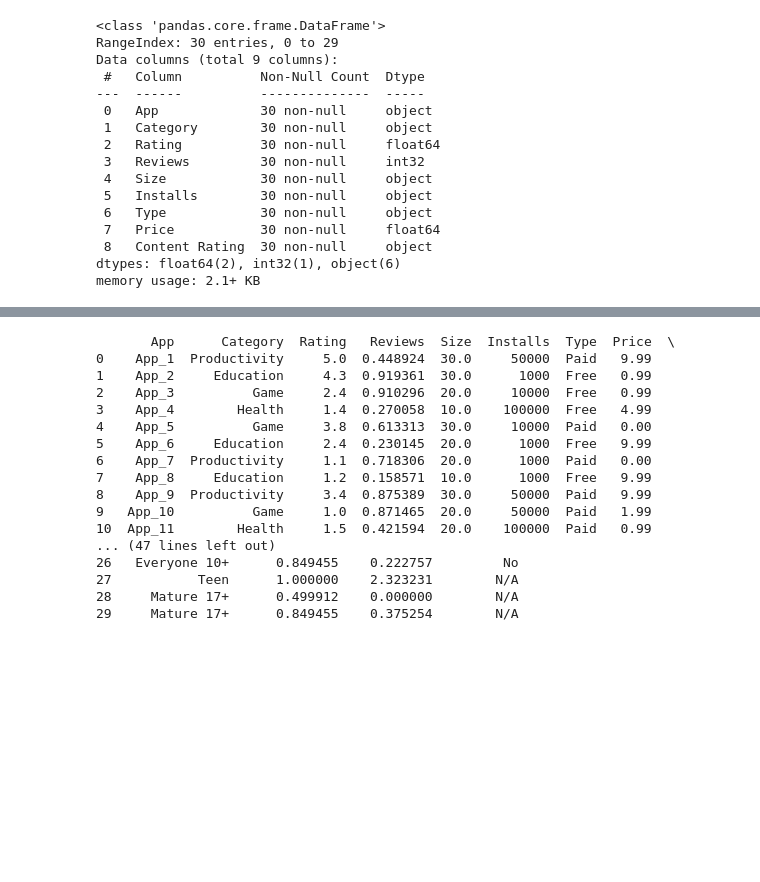
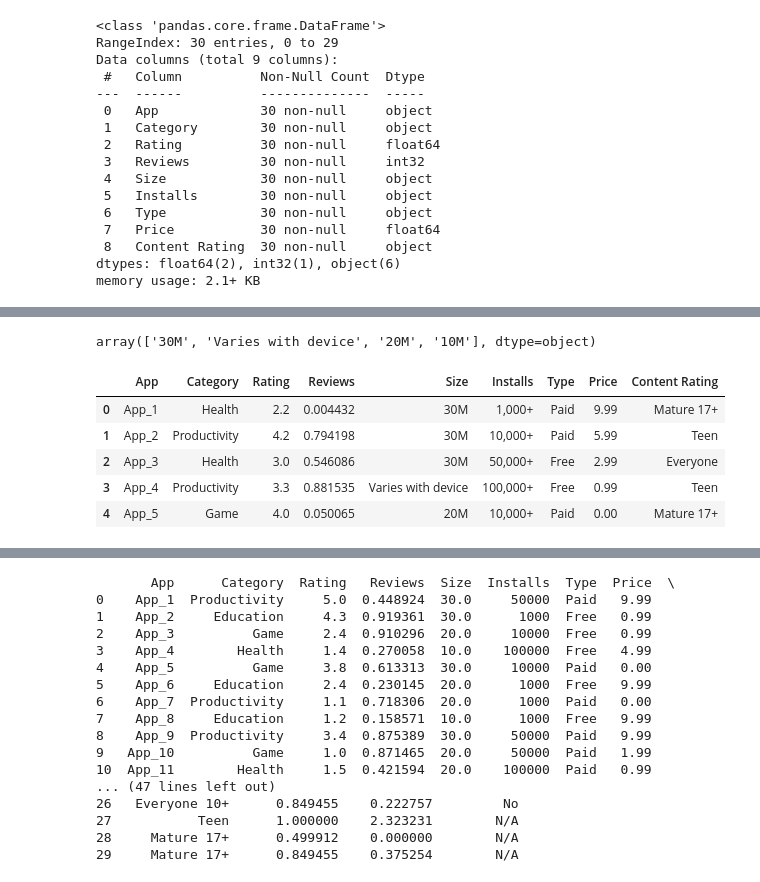
Before and after one commit to SajidMajeed92/PGD-Python-DS-AI-Batch-7, a Jupyter notebook: Notebooks/Week6/sample Google Play Store data.ipynb, the cells around one changed output, grey strips where cells are left out. Cells and saved outputs as stored; diff of their text form; code cells hidden in the pictures; blank space fills up the shorter version.

```diff
--- a/Notebooks/Week6/sample Google Play Store data.ipynb
+++ b/Notebooks/Week6/sample Google Play Store data.ipynb
@@ -171,6 +187,19 @@ df['Rating'] = df['Rating'].fillna(df['Rating'].mean())
 # %%
 # Step 4: Normalize the 'Reviews' column (scaling between 0 and 1)
 df['Reviews'] = (df['Reviews'] - df['Reviews'].min()) / (df['Reviews'].max() - df['Reviews'].min())
+# %%
+df['Size'].unique()
+# %% [output]
+array(['30M', 'Varies with device', '20M', '10M'], dtype=object)
+# %%
+df.head()
+# %% [output]
+|  | App | Category | Rating | Reviews | Size | Installs | Type | Price | Content Rating |
+| 0 | App_1 | Health | 2.2 | 0.004432 | 30M | 1,000+ | Paid | 9.99 | Mature 17+ |
+| 1 | App_2 | Productivity | 4.2 | 0.794198 | 30M | 10,000+ | Paid | 5.99 | Teen |
+| 2 | App_3 | Health | 3.0 | 0.546086 | 30M | 50,000+ | Free | 2.99 | Everyone |
+| 3 | App_4 | Productivity | 3.3 | 0.881535 | Varies with device | 100,000+ | Free | 0.99 | Teen |
+| 4 | App_5 | Game | 4.0 | 0.050065 | 20M | 10,000+ | Paid | 0.00 | Mature 17+ |
 # %%
 # Step 5: Simplify 'Size' column (replace 'Varies with device' with NaN)
 df['Size'] = df['Size'].replace('Varies with device', np.nan)
```
Also changed, not shown: parts of 20 cells of this notebook.
